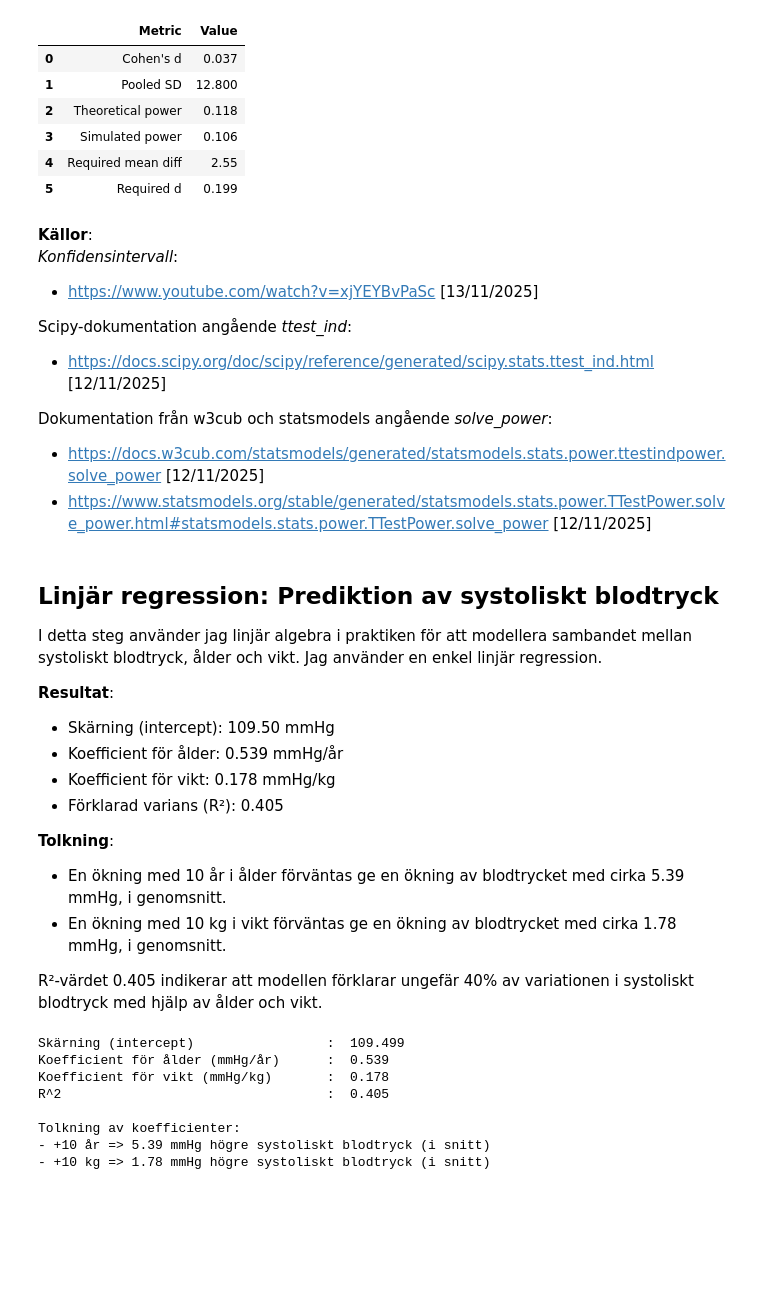
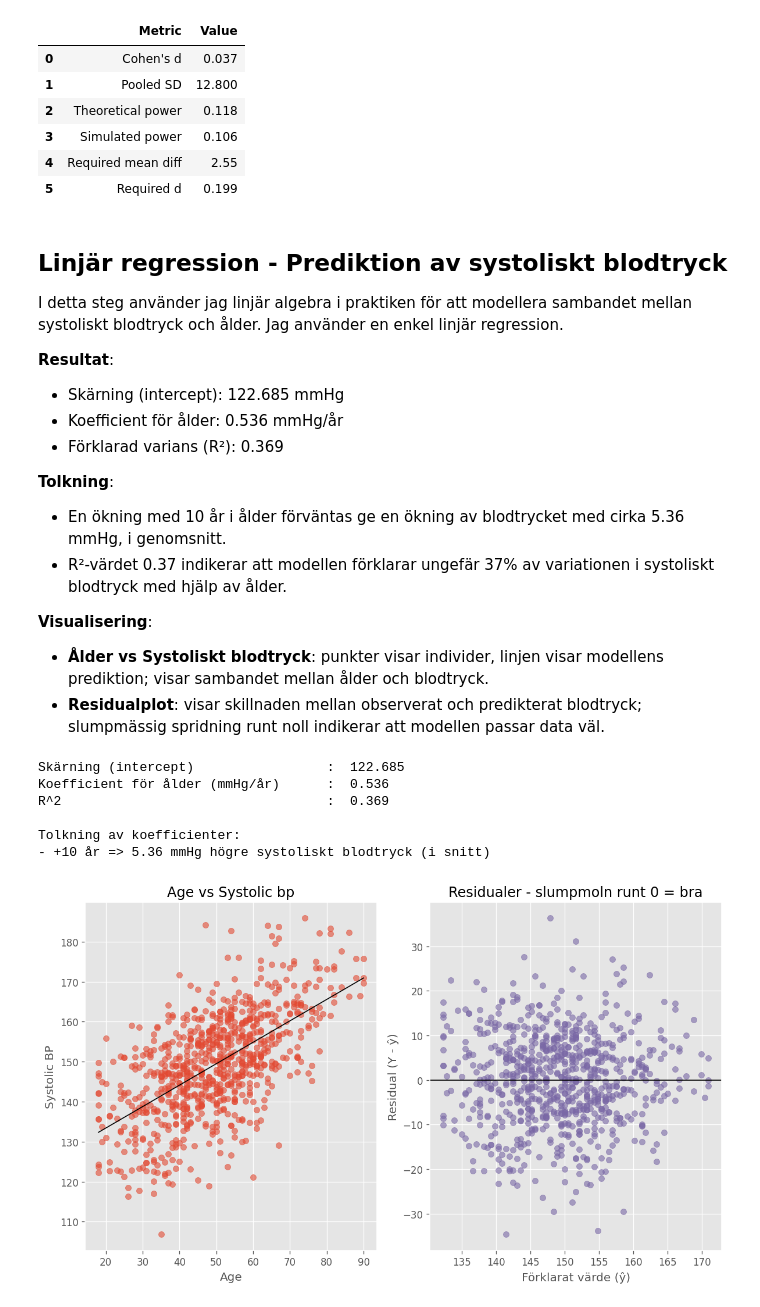
Before and after one commit to IreneGrisenti/health_study_project, a Jupyter notebook: health_analysis_part2.ipynb, the cells around one changed output. Saved outputs shown, nothing was run; the diff lists cells and outputs as text; code cells hidden in the pictures; blank space fills up the shorter version.

Commit message:
multiple regression, attempt at markdowns structure

```diff
--- a/health_analysis_part2.ipynb
+++ b/health_analysis_part2.ipynb
@@ -302,75 +310,80 @@ summary2
 | 3 | Simulated power | 0.106 |
 | 4 | Required mean diff | 2.55 |
 | 5 | Required d | 0.199 |
-# %% [markdown]
-**Källor**:
-*Konfidensintervall*:
-- https://www.youtube.com/watch?v=xjYEYBvPaSc [13/11/2025]
-
-Scipy-dokumentation angående *ttest_ind*:
-- https://docs.scipy.org/doc/scipy/reference/generated/scipy.stats.ttest_ind.html [12/11/2025]
-
-Dokumentation från w3cub och statsmodels angående *solve_power*:
-- https://docs.w3cub.com/statsmodels/generated/statsmodels.stats.power.ttestindpower.solve_power [12/11/2025]
-- https://www.statsmodels.org/stable/generated/statsmodels.stats.power.TTestPower.solve_power.html#statsmodels.stats.power.TTestPower.solve_power [12/11/2025]
 # %% [markdown]
-## Linjär regression: Prediktion av systoliskt blodtryck
+## Linjär regression - Prediktion av systoliskt blodtryck
 
-I detta steg använder jag linjär algebra i praktiken för att modellera sambandet mellan systoliskt blodtryck, ålder och vikt.
+I detta steg använder jag linjär algebra i praktiken för att modellera sambandet mellan systoliskt blodtryck och ålder.
 Jag använder en enkel linjär regression.
 
 **Resultat**:
-- Skärning (intercept): 109.50 mmHg
-- Koefficient för ålder: 0.539 mmHg/år
-- Koefficient för vikt: 0.178 mmHg/kg
-- Förklarad varians (R²): 0.405
+- Skärning (intercept): 122.685 mmHg
+- Koefficient för ålder: 0.536 mmHg/år
+- Förklarad varians (R²): 0.369
 
 **Tolkning**:
-- En ökning med 10 år i ålder förväntas ge en ökning av blodtrycket med cirka 5.39 mmHg, i genomsnitt.
-- En ökning med 10 kg i vikt förväntas ge en ökning av blodtrycket med cirka 1.78 mmHg, i genomsnitt.
+- En ökning med 10 år i ålder förväntas ge en ökning av blodtrycket med cirka 5.36 mmHg, i genomsnitt.
+- R²-värdet 0.37 indikerar att modellen förklarar ungefär 37% av variationen i systoliskt blodtryck med hjälp av ålder.
 
-R²-värdet 0.405 indikerar att modellen förklarar ungefär 40% av variationen i systoliskt blodtryck med hjälp av ålder och vikt.
+**Visualisering**:
+- **Ålder vs Systoliskt blodtryck**: punkter visar individer, linjen visar modellens prediktion; visar sambandet mellan ålder och blodtryck.
+- **Residualplot**: visar skillnaden mellan observerat och predikterat blodtryck; slumpmässig spridning runt noll indikerar att modellen passar data väl.
 # %%
 # Predict systolic blood pressure (SBP) from age and weight
-X = df[["age", "weight"]].to_numpy()
+X = df[["age"]].to_numpy()
 y = df["systolic_bp"].to_numpy()
 
 # Fit model
 model = LinearRegression()
 model.fit(X, y)
 
 intercept_hat = float(model.intercept_)
 coef_age = float(model.coef_[0])
-coef_weight = float(model.coef_[1])
 
 # Predictions and residuals
 y_hat = model.predict(X)
 residuals = y - y_hat
 
 # Manual R^2
 ss_tot = np.sum((y - y.mean())**2)
 ss_res = np.sum(residuals**2)
 r2 = 1 - ss_res / ss_tot
 
 print(f"""
 Skärning (intercept)                 : {intercept_hat: .3f}
 Koefficient för ålder (mmHg/år)      : {coef_age: .3f}
-Koefficient för vikt (mmHg/kg)       : {coef_weight: .3f}
 R^2                                  : {r2: .3f}
 
 Tolkning av koefficienter:
 - +10 år => {10 * coef_age:.2f} mmHg högre systoliskt blodtryck (i snitt)
-- +10 kg => {10 * coef_weight:.2f} mmHg högre systoliskt blodtryck (i snitt)
 """)
+
+fig6, (ax1, ax2) = plt.subplots(1, 2)
+
+ax1.scatter(X[:,0], y, alpha=0.6)
+x_line = np.linspace(X.min(), X.max(), 100)
+y_line = intercept_hat + coef_age * x_line
+ax1.plot(x_line, y_line, color="black", linewidth=1)
+ax1.set_xlabel("Age")
+ax1.set_ylabel("Systolic BP")
+ax1.set_title("Age vs Systolic bp")
+
+ax2.scatter(y_hat, residuals, color="#7A68A6", alpha=0.6)
+ax2.axhline(0, color="black", linewidth=1)
+ax2.set_xlabel("Förklarat värde (ŷ)")
+ax2.set_ylabel("Residual (Y - ŷ)")
+ax2.set_title("Residualer - slumpmoln runt 0 = bra")
+plt.tight_layout()
+fig6.savefig("img/fig6")
+plt.show()
 # %% [output]
-Skärning (intercept)                 :  109.499
-Koefficient för ålder (mmHg/år)      :  0.539
-Koefficient för vikt (mmHg/kg)       :  0.178
-R^2                                  :  0.405
+Skärning (intercept)                 :  122.685
+Koefficient för ålder (mmHg/år)      :  0.536
+R^2                                  :  0.369
 
 Tolkning av koefficienter:
-- +10 år => 5.39 mmHg högre systoliskt blodtryck (i snitt)
-- +10 kg => 1.78 mmHg högre systoliskt blodtryck (i snitt)
+- +10 år => 5.36 mmHg högre systoliskt blodtryck (i snitt)
+[figure, added]
 # %% [markdown]
 ## PCA – Identifiering av mönster i data
 
```
Also changed, not shown: parts of 19 cells of this notebook, 5 other files.
